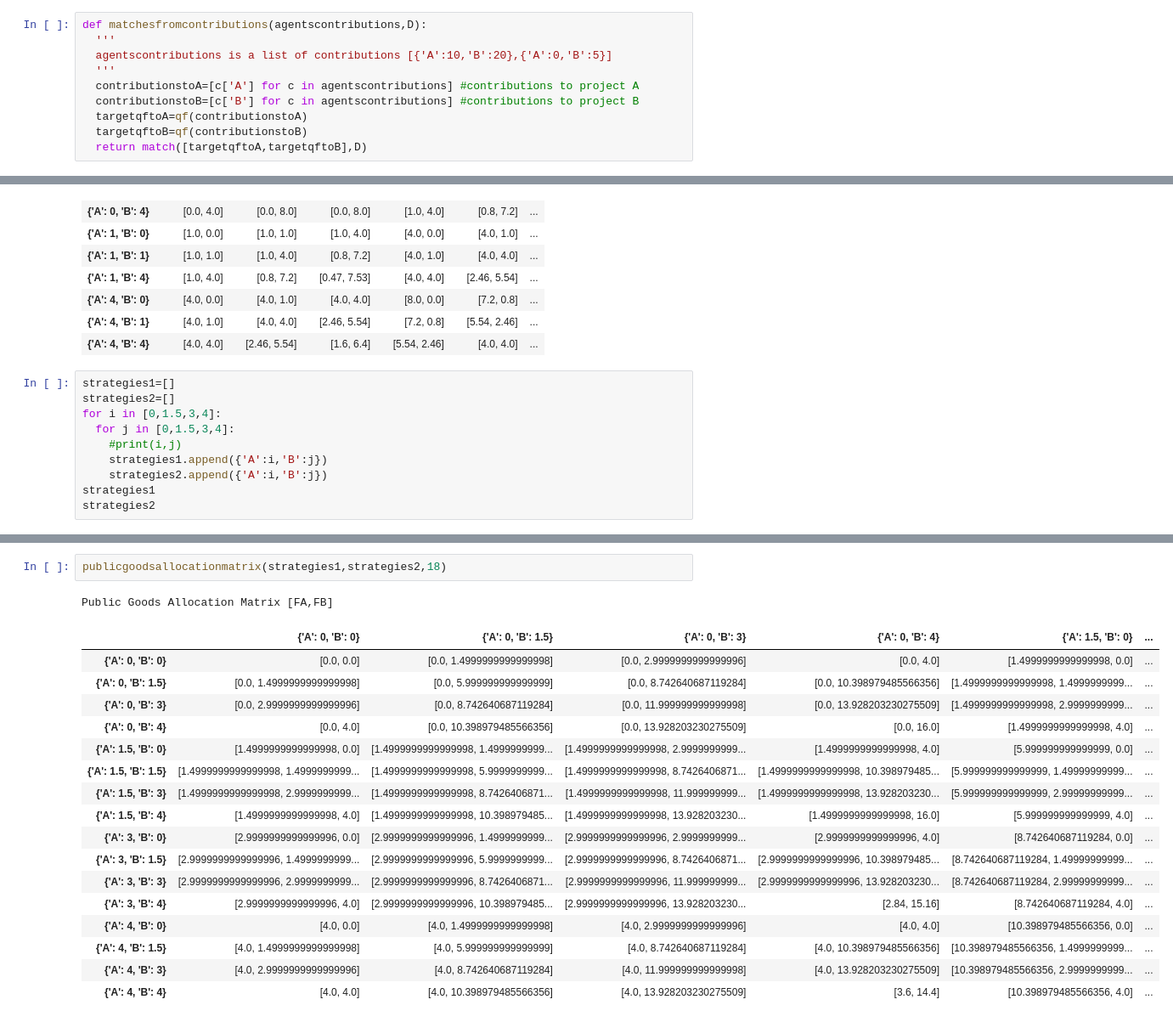
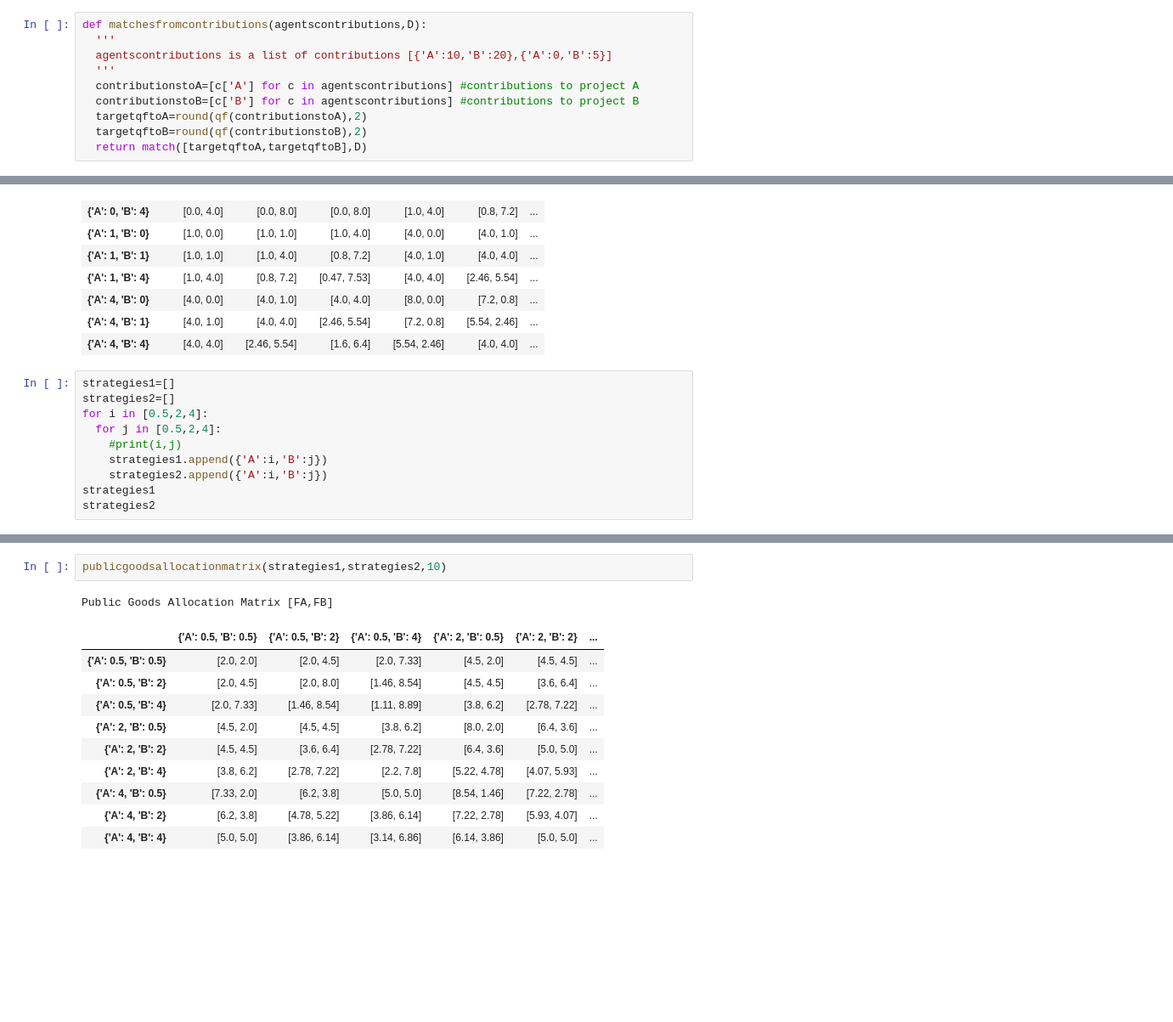
Before and after one commit to rpasquini/qf_games, a Jupyter notebook: QF_with_limited_funds_example.ipynb, the cells around one changed output, grey strips where cells are left out. Shown at 85% size. Cells and saved outputs as stored; diff of their text form; blank space fills up the shorter version.

```diff
--- a/QF_with_limited_funds_example.ipynb
+++ b/QF_with_limited_funds_example.ipynb
@@ -28,8 +28,8 @@ def matchesfromcontributions(agentscontributions,D):
   '''
   contributionstoA=[c['A'] for c in agentscontributions] #contributions to project A
   contributionstoB=[c['B'] for c in agentscontributions] #contributions to project B
-  targetqftoA=qf(contributionstoA)
-  targetqftoB=qf(contributionstoB)
+  targetqftoA=round(qf(contributionstoA),2)
+  targetqftoB=round(qf(contributionstoB),2)
   return match([targetqftoA,targetqftoB],D)
 # %%
 def U1A(fa):
@@ -380,8 +380,8 @@ Public Goods Allocation Matrix [FA,FB]
 # %%
 strategies1=[]
 strategies2=[]
-for i in [0,1.5,3,4]:
-  for j in [0,1.5,3,4]:
+for i in [0.5,2,4]:
+  for j in [0.5,2,4]:
     #print(i,j)
     strategies1.append({'A':i,'B':j})
     strategies2.append({'A':i,'B':j})
@@ -429,21 +415,14 @@ Payoff Matrix
 # %%
-publicgoodsallocationmatrix(strategies1,strategies2,18)
+publicgoodsallocationmatrix(strategies1,strategies2,10)
 # %% [output]
 Public Goods Allocation Matrix [FA,FB]
-|  | {'A': 0, 'B': 0} | {'A': 0, 'B': 1.5} | {'A': 0, 'B': 3} | {'A': 0, 'B': 4} | {'A': 1.5, 'B': 0} | ... |
-| {'A': 0, 'B': 0} | [0.0, 0.0] | [0.0, 1.4999999999999998] | [0.0, 2.9999999999999996] | [0.0, 4.0] | [1.4999999999999998, 0.0] | ... |
-| {'A': 0, 'B': 1.5} | [0.0, 1.4999999999999998] | [0.0, 5.999999999999999] | [0.0, 8.742640687119284] | [0.0, 10.398979485566356] | [1.4999999999999998, 1.4999999999... | ... |
-| {'A': 0, 'B': 3} | [0.0, 2.9999999999999996] | [0.0, 8.742640687119284] | [0.0, 11.999999999999998] | [0.0, 13.928203230275509] | [1.4999999999999998, 2.9999999999... | ... |
-| {'A': 0, 'B': 4} | [0.0, 4.0] | [0.0, 10.398979485566356] | [0.0, 13.928203230275509] | [0.0, 16.0] | [1.4999999999999998, 4.0] | ... |
-| {'A': 1.5, 'B': 0} | [1.4999999999999998, 0.0] | [1.4999999999999998, 1.4999999999... | [1.4999999999999998, 2.9999999999... | [1.4999999999999998, 4.0] | [5.999999999999999, 0.0] | ... |
-| {'A': 1.5, 'B': 1.5} | [1.4999999999999998, 1.4999999999... | [1.4999999999999998, 5.9999999999... | [1.4999999999999998, 8.7426406871... | [1.4999999999999998, 10.398979485... | [5.999999999999999, 1.49999999999... | ... |
-| {'A': 1.5, 'B': 3} | [1.4999999999999998, 2.9999999999... | [1.4999999999999998, 8.7426406871... | [1.4999999999999998, 11.999999999... | [1.4999999999999998, 13.928203230... | [5.999999999999999, 2.99999999999... | ... |
-| {'A': 1.5, 'B': 4} | [1.4999999999999998, 4.0] | [1.4999999999999998, 10.398979485... | [1.4999999999999998, 13.928203230... | [1.4999999999999998, 16.0] | [5.999999999999999, 4.0] | ... |
-| {'A': 3, 'B': 0} | [2.9999999999999996, 0.0] | [2.9999999999999996, 1.4999999999... | [2.9999999999999996, 2.9999999999... | [2.9999999999999996, 4.0] | [8.742640687119284, 0.0] | ... |
-| {'A': 3, 'B': 1.5} | [2.9999999999999996, 1.4999999999... | [2.9999999999999996, 5.9999999999... | [2.9999999999999996, 8.7426406871... | [2.9999999999999996, 10.398979485... | [8.742640687119284, 1.49999999999... | ... |
-| {'A': 3, 'B': 3} | [2.9999999999999996, 2.9999999999... | [2.9999999999999996, 8.7426406871... | [2.9999999999999996, 11.999999999... | [2.9999999999999996, 13.928203230... | [8.742640687119284, 2.99999999999... | ... |
-| {'A': 3, 'B': 4} | [2.9999999999999996, 4.0] | [2.9999999999999996, 10.398979485... | [2.9999999999999996, 13.928203230... | [2.84, 15.16] | [8.742640687119284, 4.0] | ... |
-| {'A': 4, 'B': 0} | [4.0, 0.0] | [4.0, 1.4999999999999998] | [4.0, 2.9999999999999996] | [4.0, 4.0] | [10.398979485566356, 0.0] | ... |
-| {'A': 4, 'B': 1.5} | [4.0, 1.4999999999999998] | [4.0, 5.999999999999999] | [4.0, 8.742640687119284] | [4.0, 10.398979485566356] | [10.398979485566356, 1.4999999999... | ... |
-| {'A': 4, 'B': 3} | [4.0, 2.9999999999999996] | [4.0, 8.742640687119284] | [4.0, 11.999999999999998] | [4.0, 13.928203230275509] | [10.398979485566356, 2.9999999999... | ... |
-| {'A': 4, 'B': 4} | [4.0, 4.0] | [4.0, 10.398979485566356] | [4.0, 13.928203230275509] | [3.6, 14.4] | [10.398979485566356, 4.0] | ... |
+|  | {'A': 0.5, 'B': 0.5} | {'A': 0.5, 'B': 2} | {'A': 0.5, 'B': 4} | {'A': 2, 'B': 0.5} | {'A': 2, 'B': 2} | ... |
+| {'A': 0.5, 'B': 0.5} | [2.0, 2.0] | [2.0, 4.5] | [2.0, 7.33] | [4.5, 2.0] | [4.5, 4.5] | ... |
+| {'A': 0.5, 'B': 2} | [2.0, 4.5] | [2.0, 8.0] | [1.46, 8.54] | [4.5, 4.5] | [3.6, 6.4] | ... |
+| {'A': 0.5, 'B': 4} | [2.0, 7.33] | [1.46, 8.54] | [1.11, 8.89] | [3.8, 6.2] | [2.78, 7.22] | ... |
+| {'A': 2, 'B': 0.5} | [4.5, 2.0] | [4.5, 4.5] | [3.8, 6.2] | [8.0, 2.0] | [6.4, 3.6] | ... |
+| {'A': 2, 'B': 2} | [4.5, 4.5] | [3.6, 6.4] | [2.78, 7.22] | [6.4, 3.6] | [5.0, 5.0] | ... |
+| {'A': 2, 'B': 4} | [3.8, 6.2] | [2.78, 7.22] | [2.2, 7.8] | [5.22, 4.78] | [4.07, 5.93] | ... |
+| {'A': 4, 'B': 0.5} | [7.33, 2.0] | [6.2, 3.8] | [5.0, 5.0] | [8.54, 1.46] | [7.22, 2.78] | ... |
+| {'A': 4, 'B': 2} | [6.2, 3.8] | [4.78, 5.22] | [3.86, 6.14] | [7.22, 2.78] | [5.93, 4.07] | ... |
+| {'A': 4, 'B': 4} | [5.0, 5.0] | [3.86, 6.14] | [3.14, 6.86] | [6.14, 3.86] | [5.0, 5.0] | ... |
```
Also changed, not shown: parts of 7 cells of this notebook.
